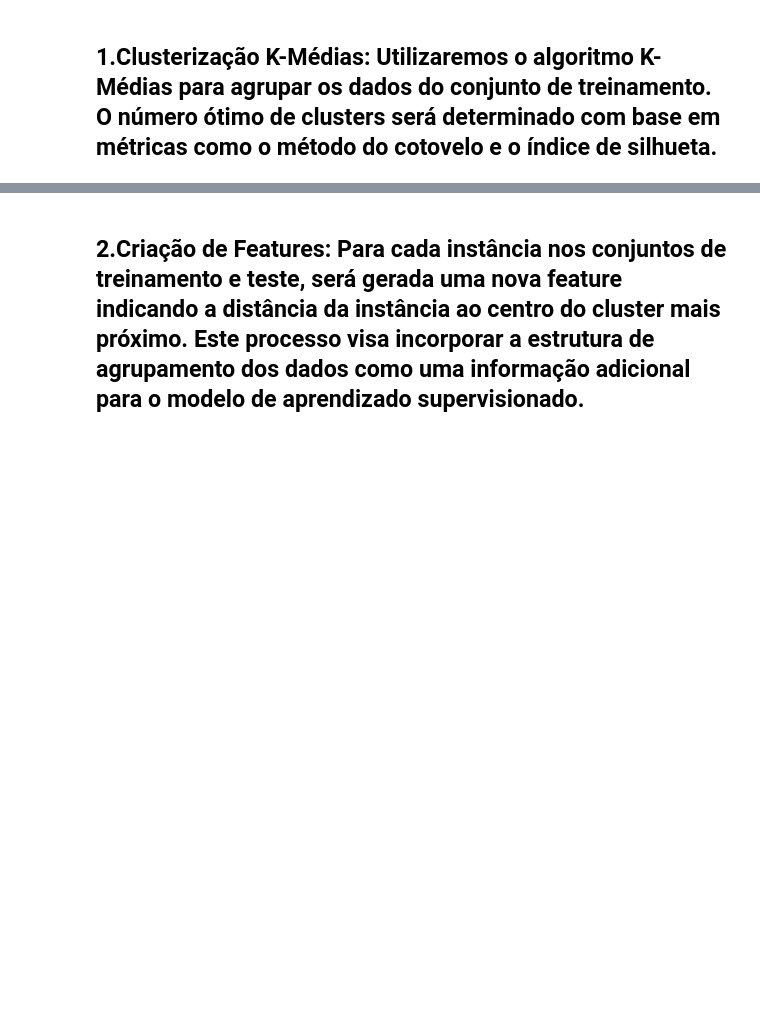
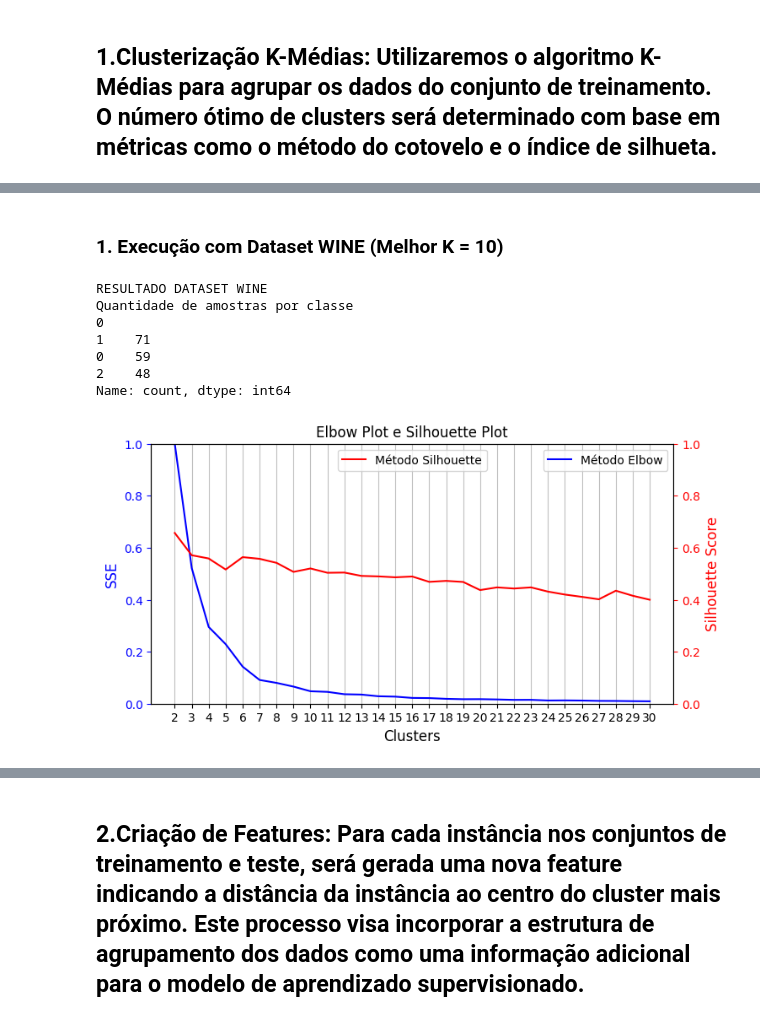
Before and after one commit to rodrigo1992-cmyk/Faculdade, a Jupyter notebook: Notebooks/rodrigo_mesquita_PB_TP4.ipynb, the cells around one changed output, grey strips where cells are left out. Drawn from its saved outputs; the diff is of its cells as text; code cells hidden in the pictures; blank space fills up the shorter version.

```diff
--- a/Notebooks/rodrigo_mesquita_PB_TP4.ipynb
+++ b/Notebooks/rodrigo_mesquita_PB_TP4.ipynb
@@ -87,0 +103,14 @@ silhouette_plot(silhouette)
+# %% [markdown]
+### 1. Execução com Dataset WINE (Melhor K = 10)
+# %%
+print('RESULTADO DATASET WINE')
+carregar_df_e_treinar_kmeans(load_wine)
+# %% [output]
+RESULTADO DATASET WINE
+Quantidade de amostras por classe
+0
+1    71
+0    59
+2    48
+Name: count, dtype: int64
+[figure, added]
```
Also changed, not shown: parts of 15 cells of this notebook.
